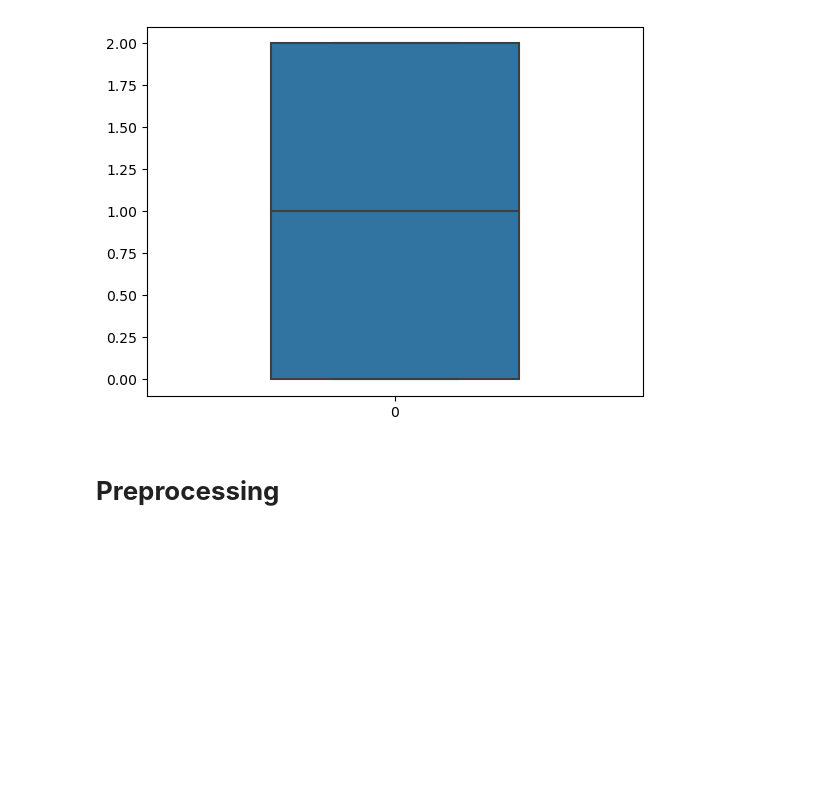
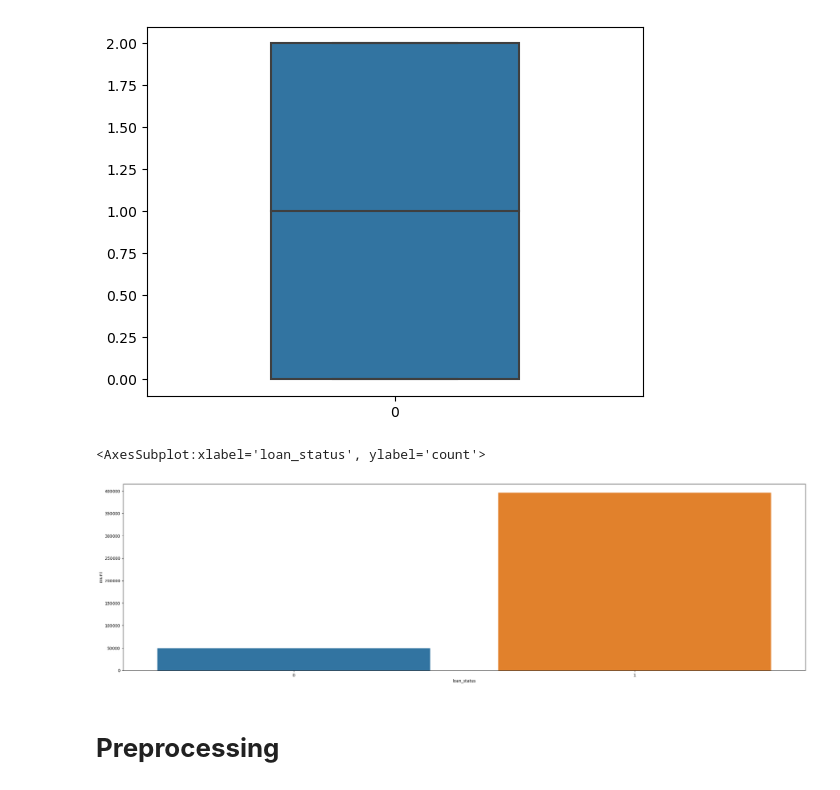
Before and after one commit to DieJie/Credit_Risk_Model, a Jupyter notebook: Credit_Risk_Model_Neural_Network.ipynb, the cells around one changed output. Drawn from its saved outputs; the diff is of its cells as text; code cells hidden in the pictures; blank space fills up the shorter version.

```diff
--- a/Credit_Risk_Model_Neural_Network.ipynb
+++ b/Credit_Risk_Model_Neural_Network.ipynb
@@ -31,3 +52,6 @@ df
 | 466283 | 11457002 | 2000 | 2000 | 2000.0 | 36 months | 7.90 | 62.59 | A | ... |
 | 466284 | 11061576 | 10000 | 10000 | 9975.0 | 36 months | 19.20 | 367.58 | D | ... |
 466285 rows × 73 columns
+# %%
+df['loan_status'] = df['loan_status'].map({'Fully Paid' :1, 'Charged Off' :0, 'Current' :1, 'Default' :0, 'Late (31-120 days)' :0, 'In Grace Period' :1, 'Late (16-30 days)' :0, 'Does not meet the credit policy. Status:Fully Paid' :1, 'Does not meet the credit policy. Status:Charged Off' :0}).astype(int)
+df['loan_status'].dtypes
@@ -224,6 +233,12 @@ annual_inc = sns.boxplot(data=credit_risk_df['annual_inc'], width=0.5)
 verification_status = sns.boxplot(data=credit_risk_df['verification_status'], width=0.5)
 # %% [output]
 [figure]
+# %%
+fig, ax = plt.subplots(figsize=(30, 8.27))
+sns.countplot(ax=ax, data=credit_risk_df, x='loan_status')
+# %% [output]
+<AxesSubplot:xlabel='loan_status', ylabel='count'>
+[figure, added]
 # %% [markdown]
 # **Preprocessing**
 # %%
```
Also changed, not shown: parts of 28 cells of this notebook.
